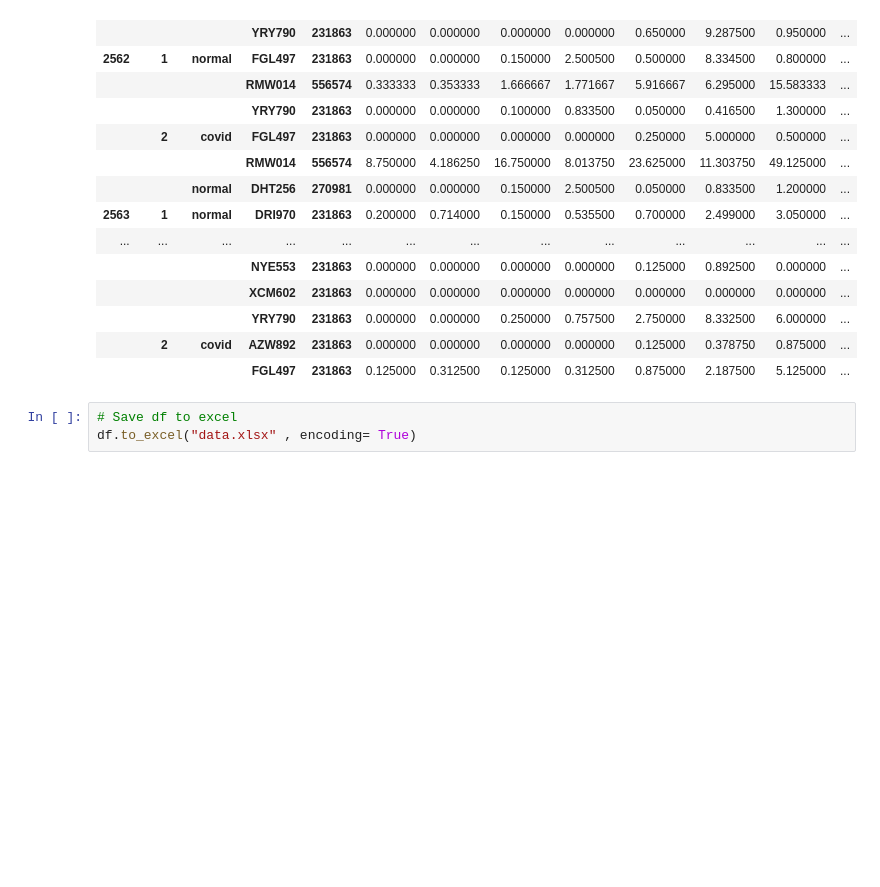
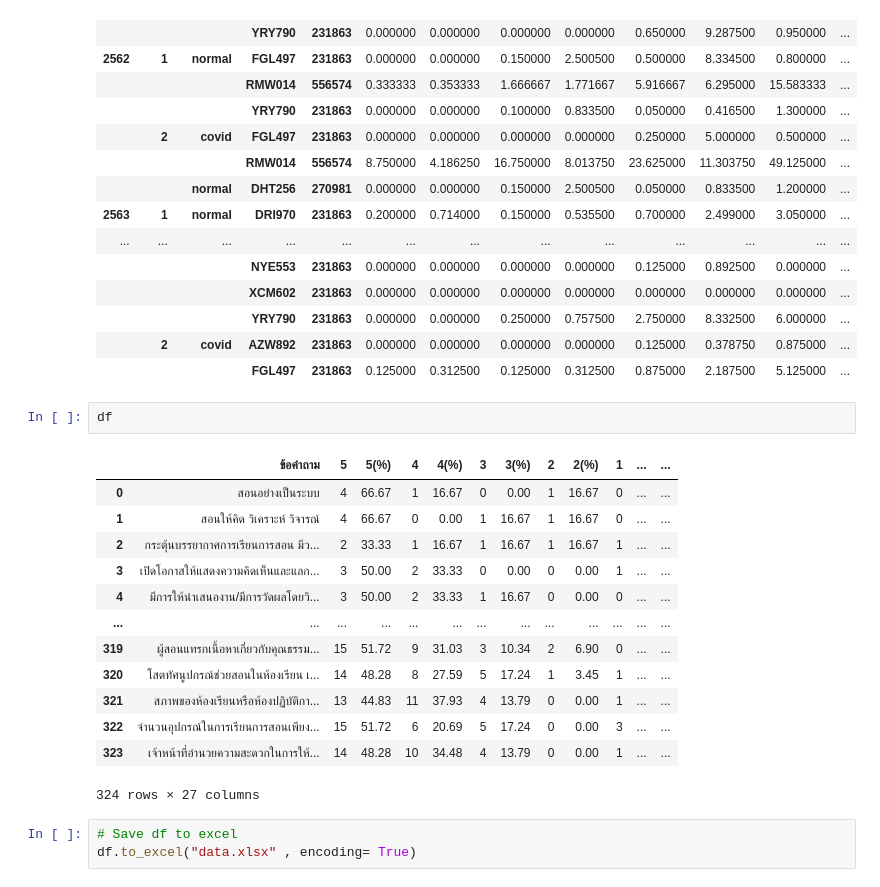
Before and after one commit to sunwasan/DSI200, a Jupyter notebook: 2.dataprep.ipynb, the cells around one changed output. Drawn from its saved outputs; the diff is of its cells as text; blank space fills up the shorter version.

```diff
--- a/2.dataprep.ipynb
+++ b/2.dataprep.ipynb
@@ -185,6 +185,22 @@ df.pivot_table(index=["year","sem","situation","subject","section"])
 |  |  |  | YRY790 | 231863 | 0.000000 | 0.000000 | 0.250000 | 0.757500 | 2.750000 | 8.332500 | 6.000000 | ... |
 |  | 2 | covid | AZW892 | 231863 | 0.000000 | 0.000000 | 0.000000 | 0.000000 | 0.125000 | 0.378750 | 0.875000 | ... |
 |  |  |  | FGL497 | 231863 | 0.125000 | 0.312500 | 0.125000 | 0.312500 | 0.875000 | 2.187500 | 5.125000 | ... |
+# %%
+df
+# %% [output]
+|  | ข้อคำถาม | 5 | 5(%) | 4 | 4(%) | 3 | 3(%) | 2 | 2(%) | 1 | ... | ... |
+| 0 | สอนอย่างเป็นระบบ | 4 | 66.67 | 1 | 16.67 | 0 | 0.00 | 1 | 16.67 | 0 | ... | ... |
+| 1 | สอนให้คิด วิเคราะห์ วิจารณ์ | 4 | 66.67 | 0 | 0.00 | 1 | 16.67 | 1 | 16.67 | 0 | ... | ... |
+| 2 | กระตุ้นบรรยากาศการเรียนการสอน มีว... | 2 | 33.33 | 1 | 16.67 | 1 | 16.67 | 1 | 16.67 | 1 | ... | ... |
+| 3 | เปิดโอกาสให้แสดงความคิดเห็นและแลก... | 3 | 50.00 | 2 | 33.33 | 0 | 0.00 | 0 | 0.00 | 1 | ... | ... |
+| 4 | มีการให้นำเสนองาน/มีการวัดผลโดยวิ... | 3 | 50.00 | 2 | 33.33 | 1 | 16.67 | 0 | 0.00 | 0 | ... | ... |
+| ... | ... | ... | ... | ... | ... | ... | ... | ... | ... | ... | ... | ... |
+| 319 | ผู้สอนแทรกเนื้อหาเกี่ยวกับคุณธรรม... | 15 | 51.72 | 9 | 31.03 | 3 | 10.34 | 2 | 6.90 | 0 | ... | ... |
+| 320 | โสตทัศนูปกรณ์ช่วยสอนในห้องเรียน เ... | 14 | 48.28 | 8 | 27.59 | 5 | 17.24 | 1 | 3.45 | 1 | ... | ... |
+| 321 | สภาพของห้องเรียนหรือห้องปฏิบัติกา... | 13 | 44.83 | 11 | 37.93 | 4 | 13.79 | 0 | 0.00 | 1 | ... | ... |
+| 322 | จำนวนอุปกรณ์ในการเรียนการสอนเพียง... | 15 | 51.72 | 6 | 20.69 | 5 | 17.24 | 0 | 0.00 | 3 | ... | ... |
+| 323 | เจ้าหน้าที่อำนวยความสะดวกในการให้... | 14 | 48.28 | 10 | 34.48 | 4 | 13.79 | 0 | 0.00 | 1 | ... | ... |
+324 rows × 27 columns
 # %%
 # Save df to excel
 df.to_excel("data.xlsx" , encoding= True)
```
Also changed, not shown: 2 other files.
